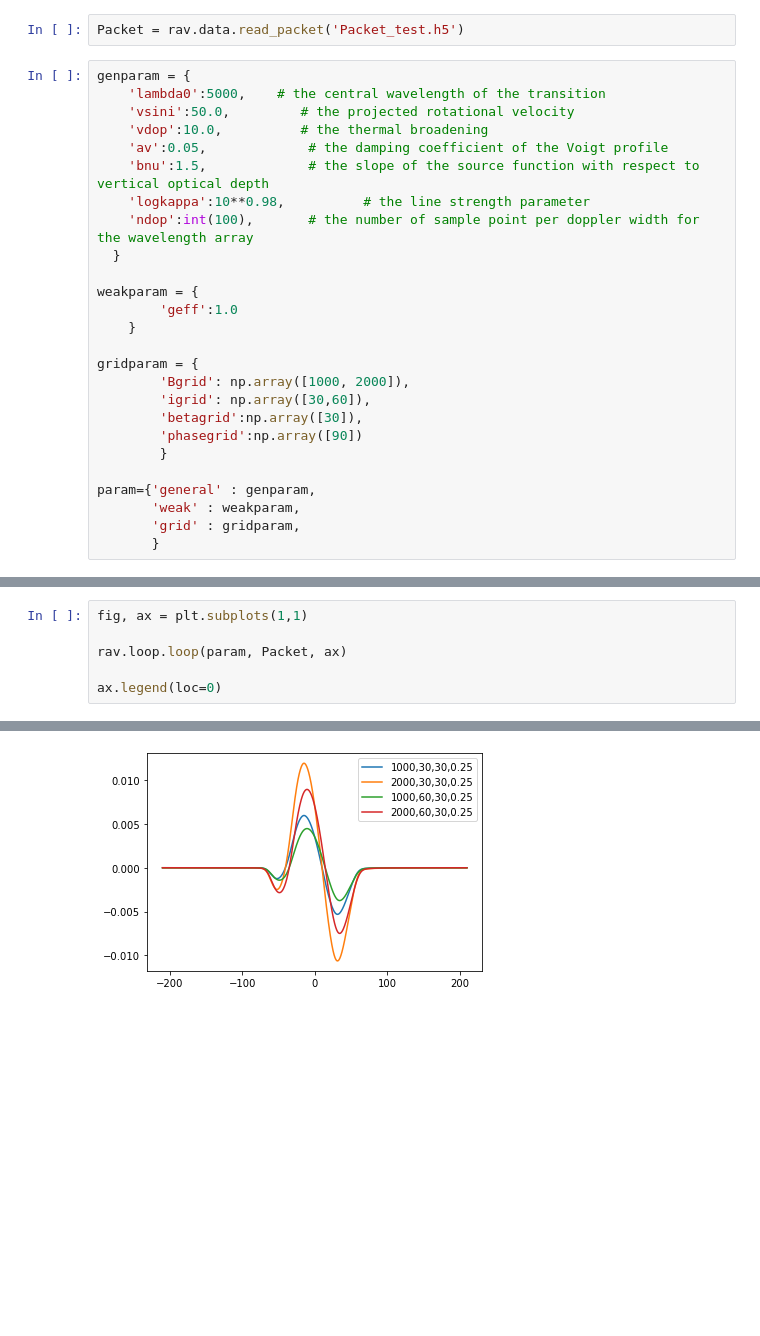
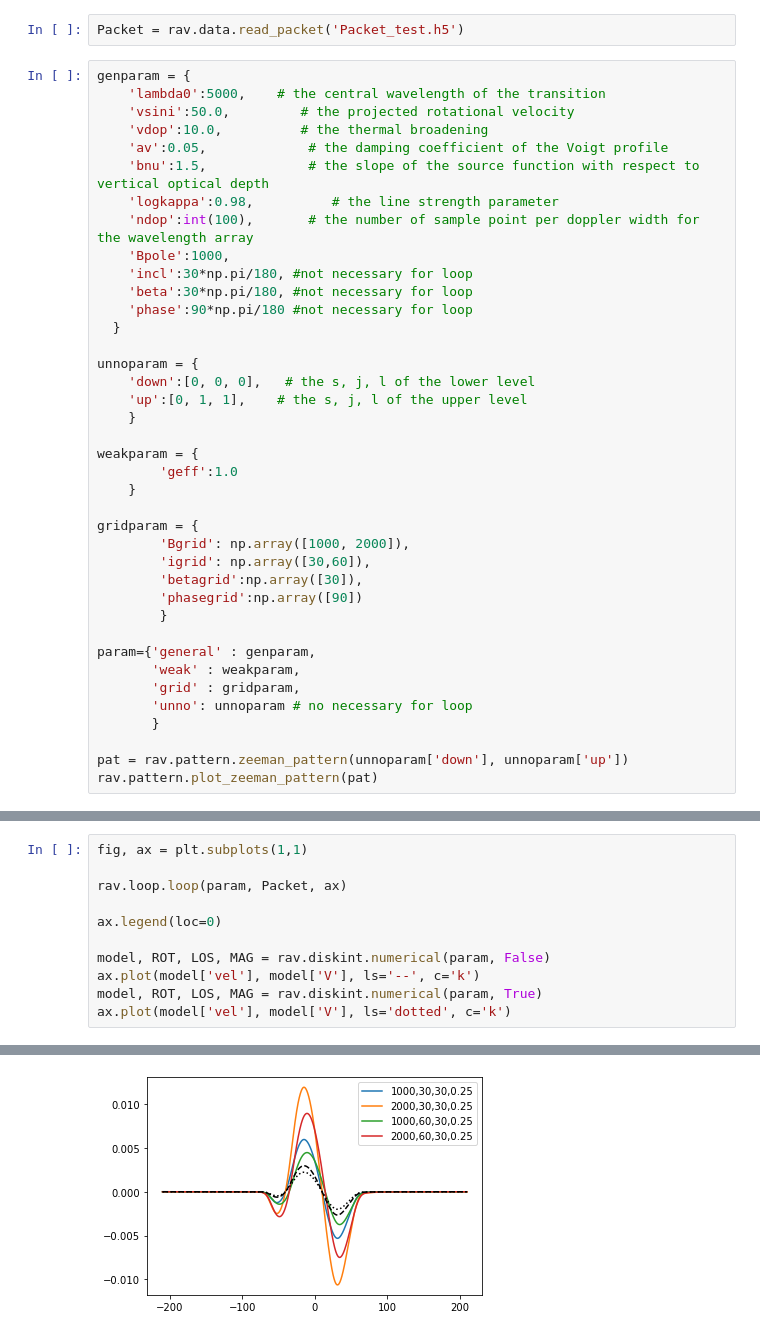
Before and after one commit to veropetit/pyRaven, a Jupyter notebook: Test_loop.ipynb, the cells around one changed output, grey strips where cells are left out. Drawn from its saved outputs; the diff is of its cells as text; blank space fills up the shorter version.

Commit message:
Consolidate diskint

```diff
--- a/Test_loop.ipynb
+++ b/Test_loop.ipynb
@@ -16,9 +16,18 @@ genparam = {
     'vdop':10.0,          # the thermal broadening
     'av':0.05,             # the damping coefficient of the Voigt profile
     'bnu':1.5,             # the slope of the source function with respect to vertical optical depth
-    'logkappa':10**0.98,          # the line strength parameter
+    'logkappa':0.98,          # the line strength parameter
     'ndop':int(100),       # the number of sample point per doppler width for the wavelength array
+    'Bpole':1000,
+    'incl':30*np.pi/180, #not necessary for loop
+    'beta':30*np.pi/180, #not necessary for loop
+    'phase':90*np.pi/180 #not necessary for loop
   }
+
+unnoparam = {
+    'down':[0, 0, 0],   # the s, j, l of the lower level
+    'up':[0, 1, 1],    # the s, j, l of the upper level
+    }
 
 weakparam = {
         'geff':1.0
@@ -34,4 +43,8 @@ gridparam = {
 param={'general' : genparam,
        'weak' : weakparam,
        'grid' : gridparam,
+       'unno': unnoparam # no necessary for loop
        }
+
+pat = rav.pattern.zeeman_pattern(unnoparam['down'], unnoparam['up'])
+rav.pattern.plot_zeeman_pattern(pat)
@@ -41,5 +56,10 @@ fig, ax = plt.subplots(1,1)
 rav.loop.loop(param, Packet, ax)
 
 ax.legend(loc=0)
+
+model, ROT, LOS, MAG = rav.diskint.numerical(param, False)
+ax.plot(model['vel'], model['V'], ls='--', c='k')
+model, ROT, LOS, MAG = rav.diskint.numerical(param, True)
+ax.plot(model['vel'], model['V'], ls='dotted', c='k')
 # %% [output]
 Max velocity needed: 20.0 vdop
@@ -47 +73 @@ Max velocity needed: 20.0 vdop
-[figure, old version]
+[figure, new version]
```
Also changed, not shown: parts of 4 cells of this notebook, 6 other files.
